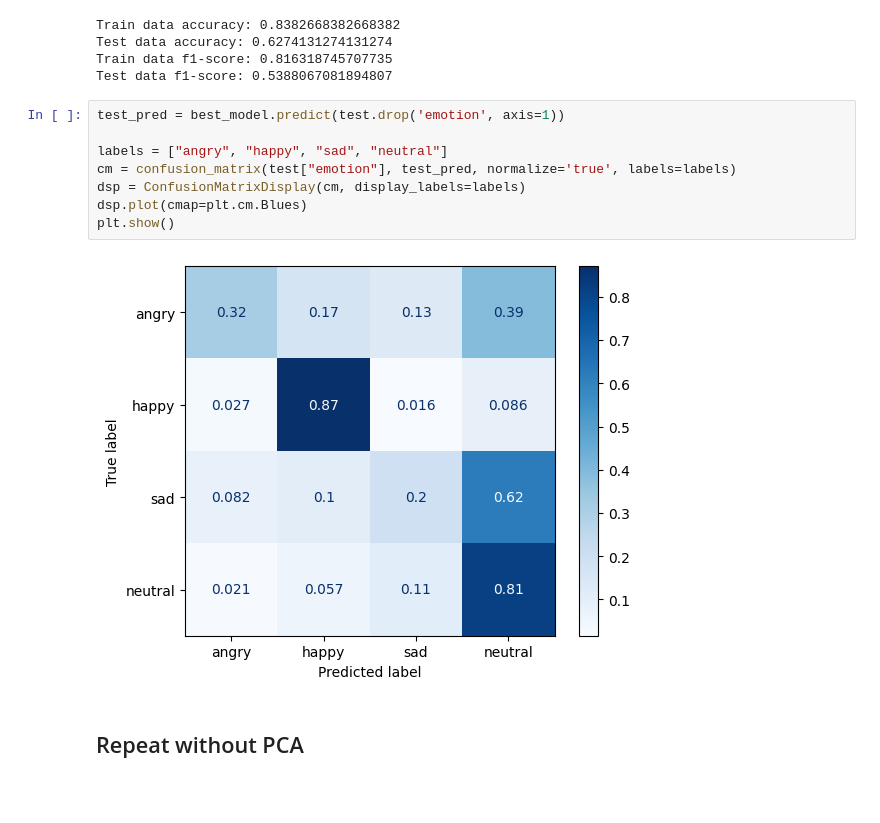
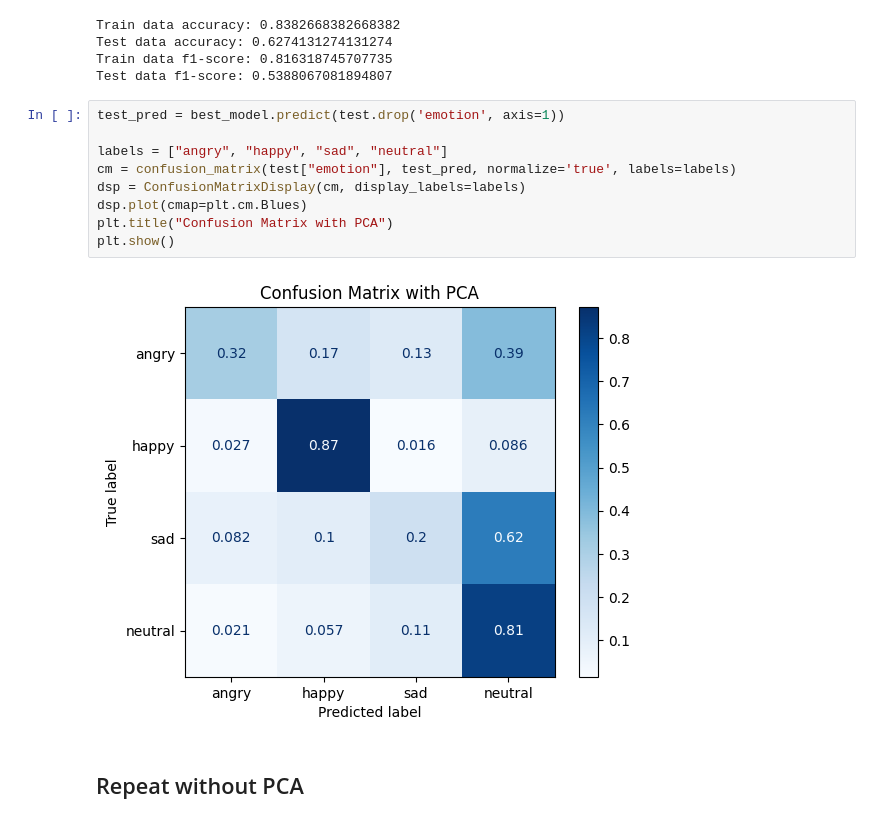
Before and after one commit to Grutschus/botender, a Jupyter notebook: model-training/model_training_and_evaluation.ipynb, the cells around one changed output. Drawn from its saved outputs; the diff is of its cells as text; blank space fills up the shorter version.

Commit message:
feat: added titles to plots.

```diff
--- a/model-training/model_training_and_evaluation.ipynb
+++ b/model-training/model_training_and_evaluation.ipynb
@@ -101,13 +101,14 @@ Test data f1-score: 0.5388067081894807
 # %%
 test_pred = best_model.predict(test.drop('emotion', axis=1))
 
 labels = ["angry", "happy", "sad", "neutral"]
 cm = confusion_matrix(test["emotion"], test_pred, normalize='true', labels=labels)
 dsp = ConfusionMatrixDisplay(cm, display_labels=labels)
 dsp.plot(cmap=plt.cm.Blues)
+plt.title("Confusion Matrix with PCA")
 plt.show()
 # %% [output]
-[figure, old version]
+[figure, new version]
 # %% [markdown]
 ## Repeat without PCA
 # %%
```
Also changed, not shown: parts of 3 cells of this notebook, 3 other files.
